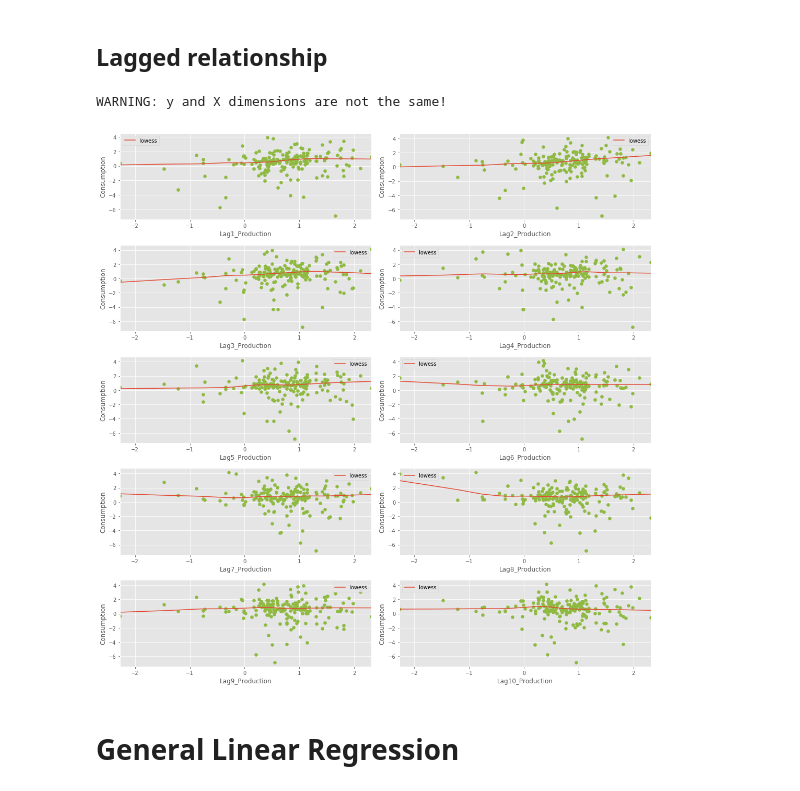
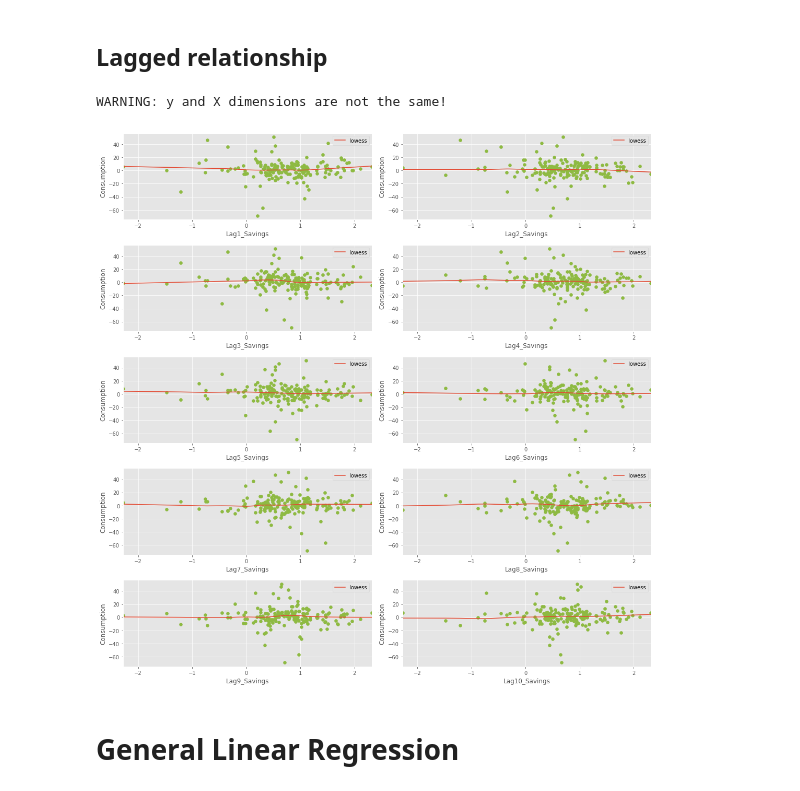
Before and after one commit to a4shubert/statslib, a Jupyter notebook: jupyter/Time Series Linear Model.ipynb, the cells around one changed output. Cells and saved outputs as stored; diff of their text form; code cells hidden in the pictures.

```diff
--- a/jupyter/Time Series Linear Model.ipynb
+++ b/jupyter/Time Series Linear Model.ipynb
@@ -157,10 +174,10 @@ DM.plot_scatter_lowess()
 # %% [markdown]
 ## Lagged relationship
 # %%
-DM.plot_dependent_vs_covariage_lag('Production', 10)
+DM.plot_dependent_vs_covariage_lag('Savings', 10)
 # %% [output]
 WARNING: y and X dimensions are not the same!
-[figure, old version]
+[figure, new version]
 # %% [markdown]
 # General Linear Regression
 # %% [markdown]
```
Also changed, not shown: parts of 24 cells of this notebook, 7 other files.
